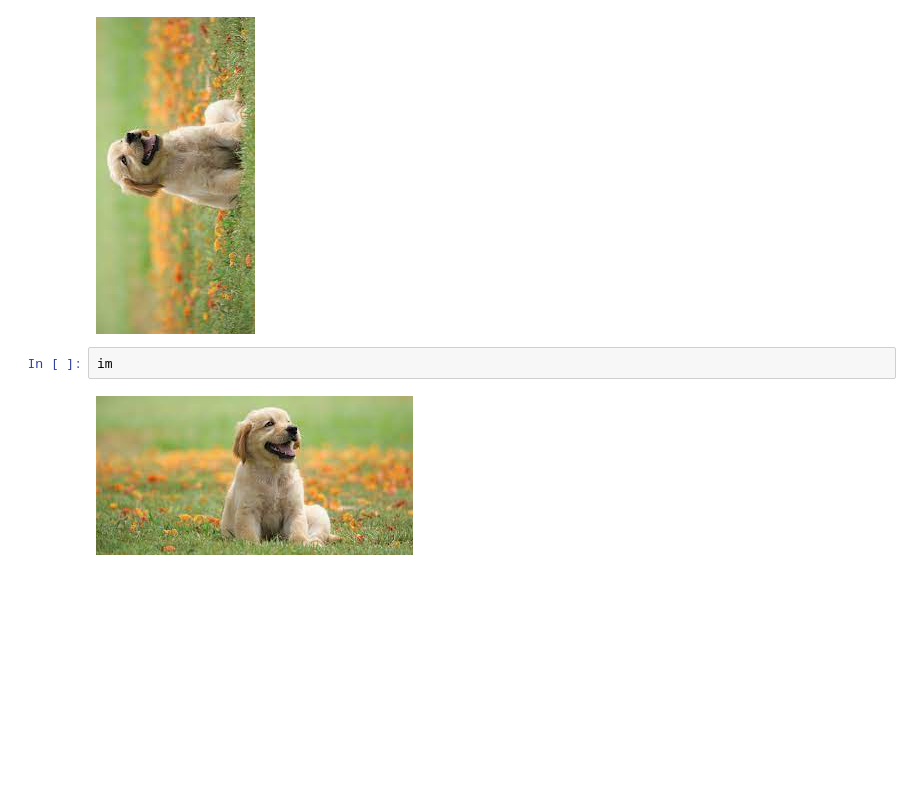
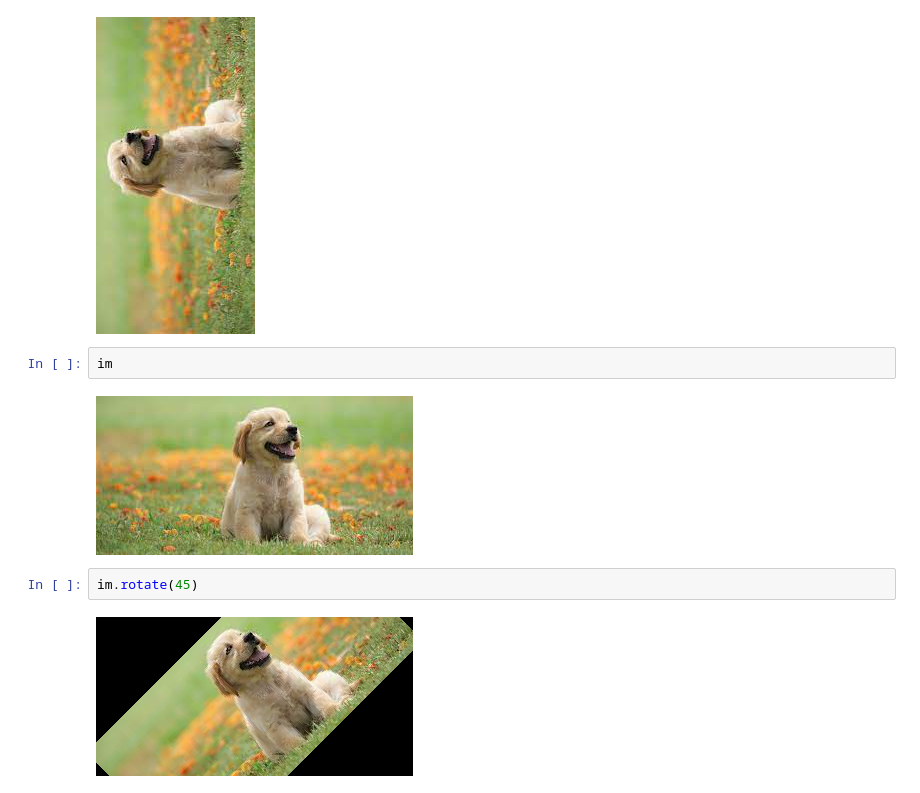
Before and after one commit to AllergicAlligator/Test, a Jupyter notebook: 20220620.ipynb, the cells around one changed output. Saved outputs shown, nothing was run; the diff lists cells and outputs as text; blank space fills up the shorter version.

```diff
--- a/20220620.ipynb
+++ b/20220620.ipynb
@@ -75,3 +75,7 @@ im.transpose(Image.ROTATE_90)
 im
 # %% [output]
 [figure]
+# %%
+im.rotate(45)
+# %% [output]
+[figure, added]
```
Also changed, not shown: parts of 20 cells of this notebook.
